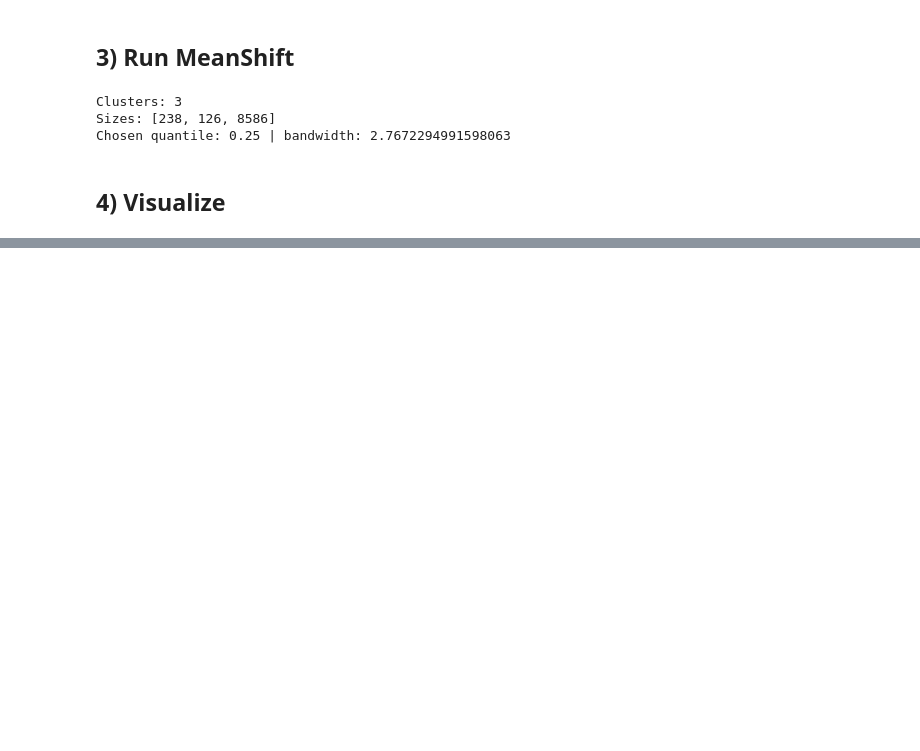
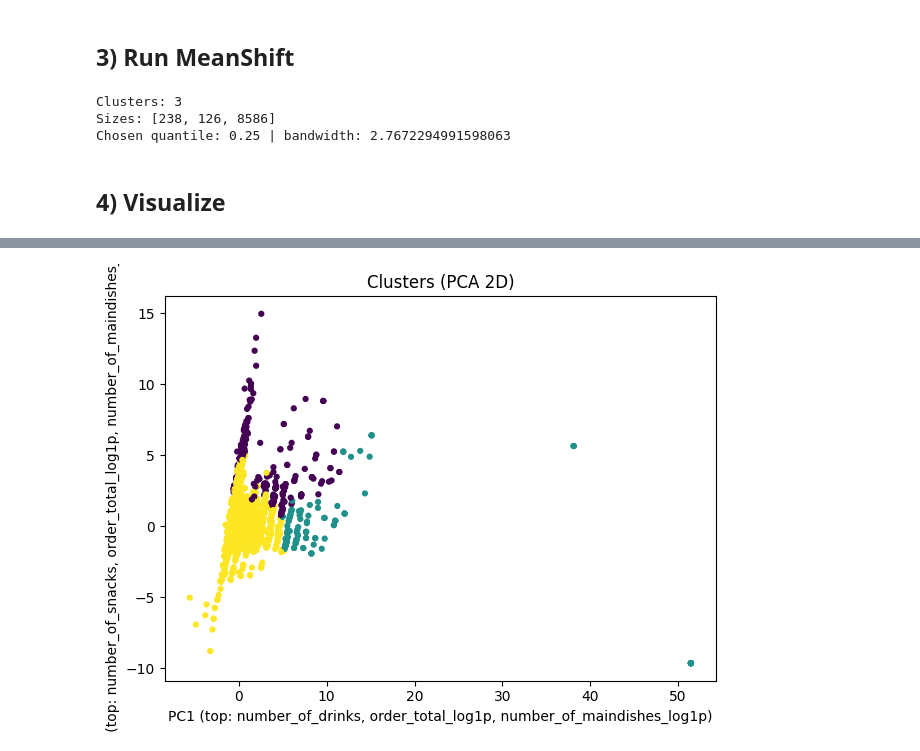
Before and after one commit to AndyTheDragon/dat4bi_examproject, a Jupyter notebook: clustering_playground.ipynb, the cells around one changed output, grey strips where cells are left out. Drawn from its saved outputs; the diff is of its cells as text; code cells hidden in the pictures; blank space fills up the shorter version.

```diff
--- a/clustering_playground.ipynb
+++ b/clustering_playground.ipynb
@@ -102,0 +107,8 @@ labeled.head()
+# %%
+# PCA views with axes annotated by top contributing features
+plot_pca_scatter_2d_named(res.pipeline, X, res.labels, top_k=3, title_prefix="Clusters (PCA 2D)")
+plot_pca_scatter_3d_interactive_named(                 # <-- switched to interactive
+    res.pipeline, X, res.labels, top_k=3, title_prefix="Clusters (PCA 3D, interactive)"
+)
+# %% [output]
+[figure, added]
```
Also changed, not shown: parts of 6 cells of this notebook, 1 other file.
